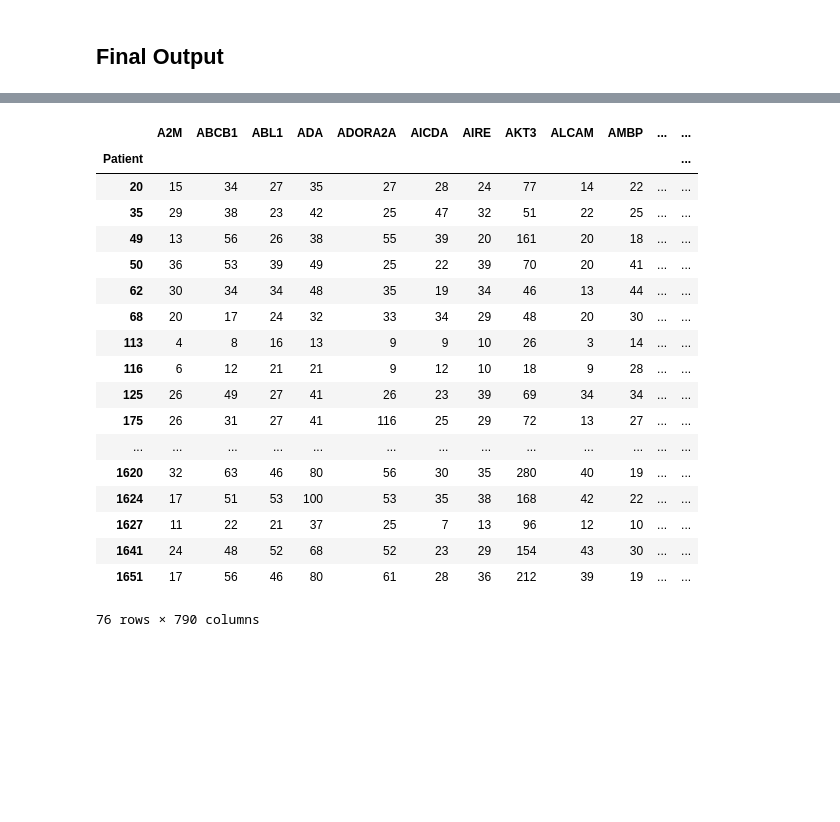
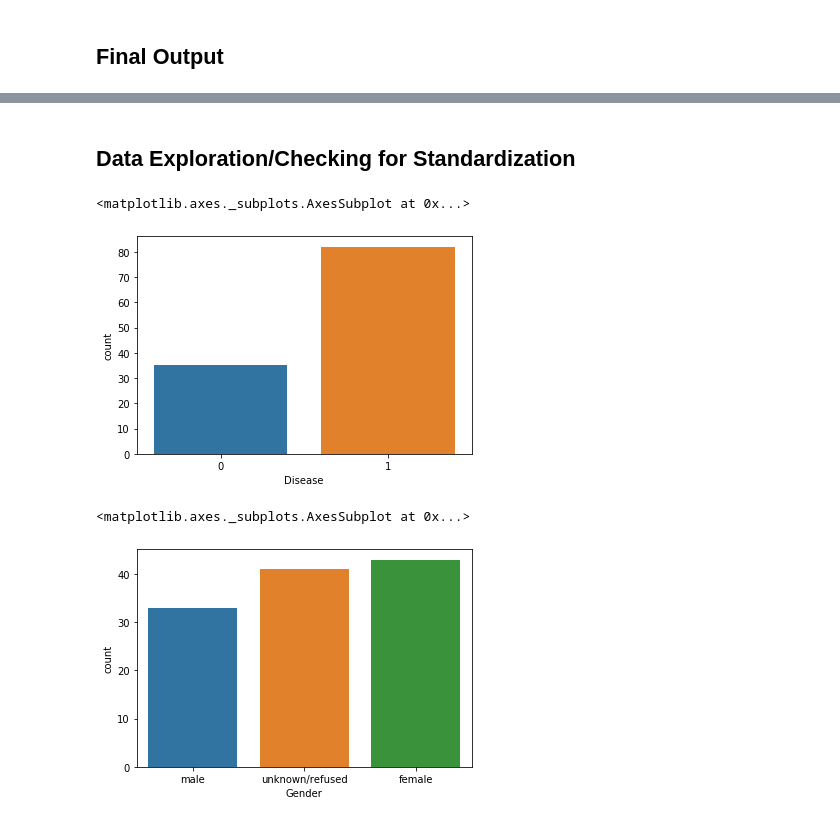
Before and after one commit to ChaojieZhang-cz/BuffyCoatTranscriptome, a Jupyter notebook: project2_DataCleaning.ipynb, the cells around one changed output, grey strips where cells are left out. Cells and saved outputs as stored; diff of their text form; code cells hidden in the pictures; blank space fills up the shorter version.

```diff
--- a/project2_DataCleaning.ipynb
+++ b/project2_DataCleaning.ipynb
@@ -395,22 +429,12 @@ df.loc[df.Gender.isna()]
-# %%
-df.loc[df.Gender.notna()]
-# %% [output]
-|  | A2M | ABCB1 | ABL1 | ADA | ADORA2A | AICDA | AIRE | AKT3 | ALCAM | AMBP | ... | ... |
-| Patient |  |  |  |  |  |  |  |  |  |  |  | ... |
-| 20 | 15 | 34 | 27 | 35 | 27 | 28 | 24 | 77 | 14 | 22 | ... | ... |
-| 35 | 29 | 38 | 23 | 42 | 25 | 47 | 32 | 51 | 22 | 25 | ... | ... |
-| 49 | 13 | 56 | 26 | 38 | 55 | 39 | 20 | 161 | 20 | 18 | ... | ... |
-| 50 | 36 | 53 | 39 | 49 | 25 | 22 | 39 | 70 | 20 | 41 | ... | ... |
-| 62 | 30 | 34 | 34 | 48 | 35 | 19 | 34 | 46 | 13 | 44 | ... | ... |
-| 68 | 20 | 17 | 24 | 32 | 33 | 34 | 29 | 48 | 20 | 30 | ... | ... |
-| 113 | 4 | 8 | 16 | 13 | 9 | 9 | 10 | 26 | 3 | 14 | ... | ... |
-| 116 | 6 | 12 | 21 | 21 | 9 | 12 | 10 | 18 | 9 | 28 | ... | ... |
-| 125 | 26 | 49 | 27 | 41 | 26 | 23 | 39 | 69 | 34 | 34 | ... | ... |
-| 175 | 26 | 31 | 27 | 41 | 116 | 25 | 29 | 72 | 13 | 27 | ... | ... |
-| ... | ... | ... | ... | ... | ... | ... | ... | ... | ... | ... | ... | ... |
-| 1620 | 32 | 63 | 46 | 80 | 56 | 30 | 35 | 280 | 40 | 19 | ... | ... |
-| 1624 | 17 | 51 | 53 | 100 | 53 | 35 | 38 | 168 | 42 | 22 | ... | ... |
-| 1627 | 11 | 22 | 21 | 37 | 25 | 7 | 13 | 96 | 12 | 10 | ... | ... |
-| 1641 | 24 | 48 | 52 | 68 | 52 | 23 | 29 | 154 | 43 | 30 | ... | ... |
-| 1651 | 17 | 56 | 46 | 80 | 61 | 28 | 36 | 212 | 39 | 19 | ... | ... |
-76 rows × 790 columns
+# %% [markdown]
+## Data Exploration/Checking for Standardization
+# %%
+sns.countplot(x="Disease", data=df)
+# %% [output]
+<matplotlib.axes._subplots.AxesSubplot at 0x...>
+[figure, added]
+# %%
+sns.countplot(x="Gender", data=df)
+# %% [output]
+<matplotlib.axes._subplots.AxesSubplot at 0x...>
+[figure, added]
```
Also changed, not shown: parts of 11 cells of this notebook, 3 other files.
